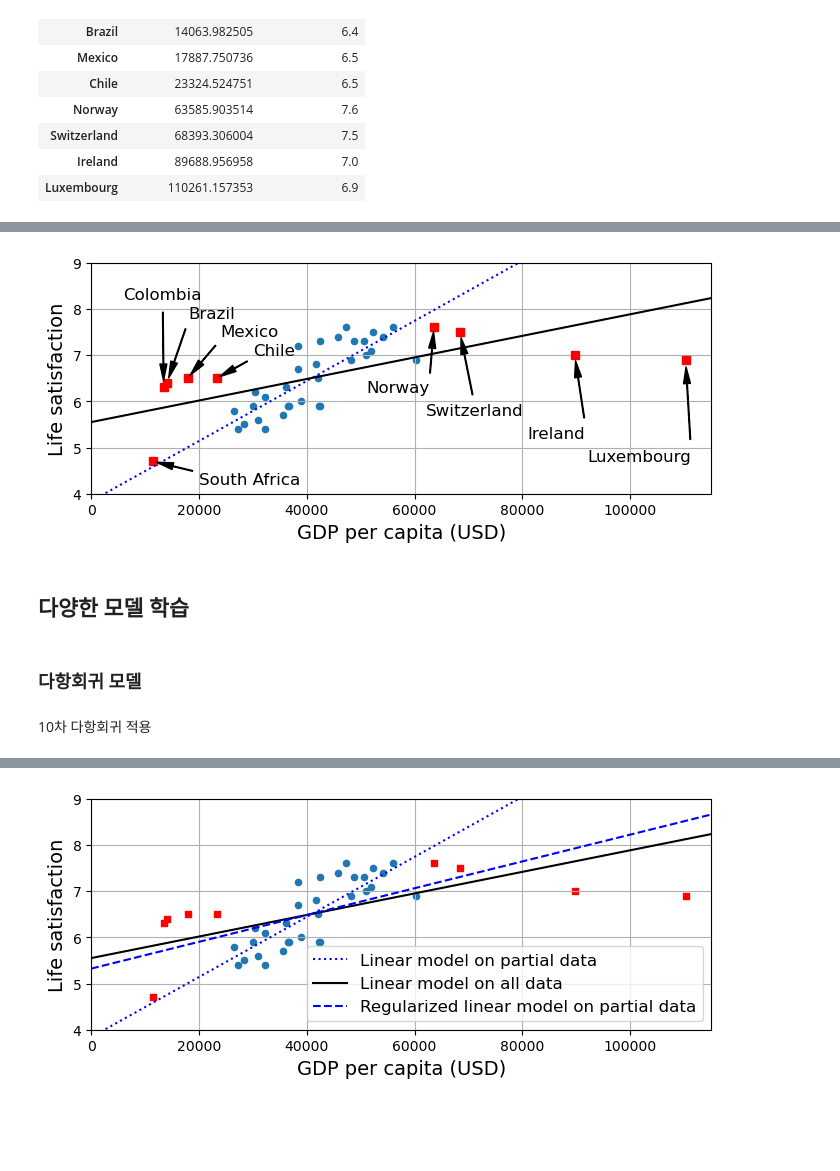
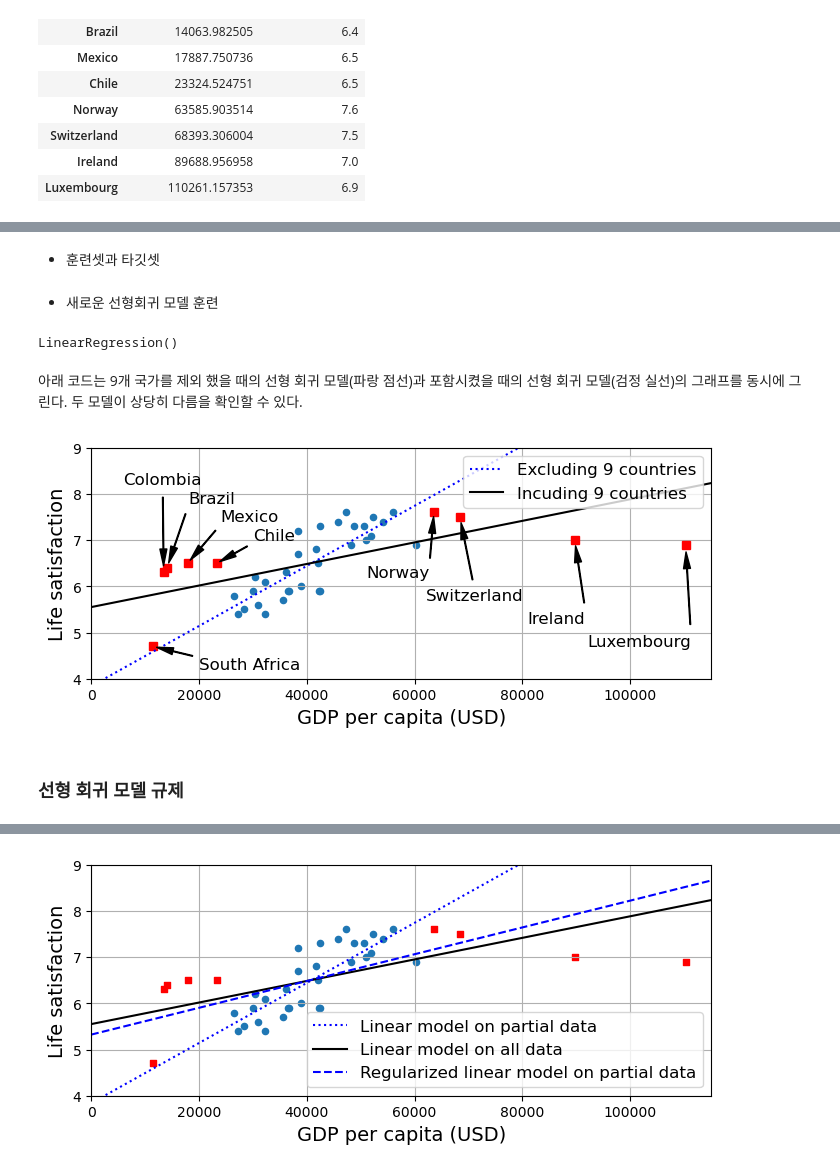
Before and after one commit to codingalzi/code-workout-ml, a Jupyter notebook: notebooks/code-ml_landscape.ipynb, the cells around one changed output, grey strips where cells are left out. Saved outputs shown, nothing was run; the diff lists cells and outputs as text; code cells hidden in the pictures; blank space fills up the shorter version.

```diff
--- a/notebooks/code-ml_landscape.ipynb
+++ b/notebooks/code-ml_landscape.ipynb
@@ -386,0 +420,2 @@ position_text_missing_countries = {
+# %% [markdown]
+- 훈련셋과 타깃셋
@@ -387,33 +425,54 @@ position_text_missing_countries = {
+# %% [markdown]
+- 새로운 선형회귀 모델 훈련
+# %%
+from sklearn.linear_model import LinearRegression
+
+oecd_linear_model_full = LinearRegression()
+oecd_linear_model_full.fit(Xfull, yfull)
+# %% [output]
+LinearRegression()
+# %% [markdown]
+아래 코드는 9개 국가를 제외 했을 때의 선형 회귀 모델(파랑 점선)과
+포함시켰을 때의 선형 회귀 모델(검정 실선)의 그래프를 동시에 그린다.
+두 모델이 상당히 다름을 확인할 수 있다.
 # %%
+# 40개 국가 산점도
 lifesat_full.plot(kind='scatter', figsize=(8, 3),
                         x=gdppc_col, y=lifesat_col, grid=True)
+
+# 9개 국가 주석 추가
+position_text_missing_countries = {
+    "South Africa": (20_000, 4.2),
+    "Colombia": (6_000, 8.2),
+    "Brazil": (18_000, 7.8),
+    "Mexico": (24_000, 7.4),
+    "Chile": (30_000, 7.0),
+    "Norway": (51_000, 6.2),
+    "Switzerland": (62_000, 5.7),
+    "Ireland": (81_000, 5.2),
+    "Luxembourg": (92_000, 4.7),
+}
 
 for country, pos_text in position_text_missing_countries.items():
     pos_data_x, pos_data_y = missing_data.loc[country]
     plt.annotate(country, xy=(pos_data_x, pos_data_y),
                  xytext=pos_text, fontsize=12,
                  arrowprops=dict(facecolor='black', width=0.5,
                                  shrink=0.08, headwidth=5))
     plt.plot(pos_data_x, pos_data_y, "rs")
 
+# 31개 국가 대상으로 학습된 선형 회귀 모델
 X_range = np.linspace(0, 115_000, 1000)
-plt.plot(X_range, theta_0 + theta_1 * X_range, "b:")
+plt.plot(X_range, theta_0 + theta_1 * X_range, "b:", label="Excluding 9 countries")
 
-oecd_linear_model_full = LinearRegression()
-Xfull = np.c_[lifesat_full[gdppc_col]]
-yfull = np.c_[lifesat_full[lifesat_col]]
-oecd_linear_model_full.fit(Xfull, yfull)
+# 40개 국가 대상으로 학습된 선형 회귀 모델
+theta_0_full, theta_1_full = oecd_linear_model_full.intercept_[0], oecd_linear_model_full.coef_[0][0]
+plt.plot(X_range, theta_0_full + theta_1_full * X_range, "k", label="Incuding 9 countries")
 
-theta_0_full, theta_1_full = oecd_linear_model_full.intercept_[0], oecd_linear_model_full.coef_[0][0]
-plt.plot(X_range, theta_0_full + theta_1_full * X_range, "k")
 plt.axis([0, 115_000, min_life_sat, max_life_sat])
-
+plt.legend(loc='upper right')
 plt.show()
 # %% [output]
-[figure, old version]
+[figure, new version]
-# %% [markdown]
-## 다양한 모델 학습
 # %% [markdown]
-### 다항회귀 모델
+### 선형 회귀 모델 규제
-# %% [markdown]
-10차 다항회귀 적용
```
Also changed, not shown: parts of 54 cells of this notebook, 4 other files.
